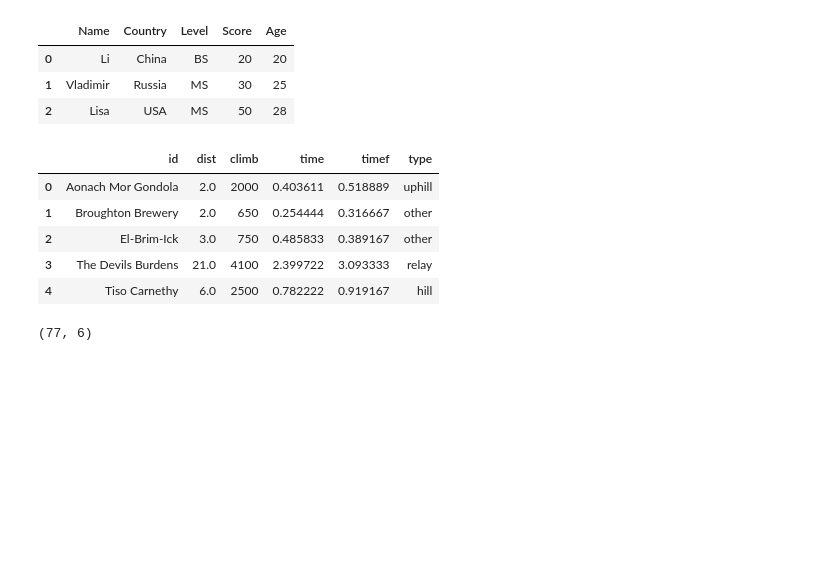
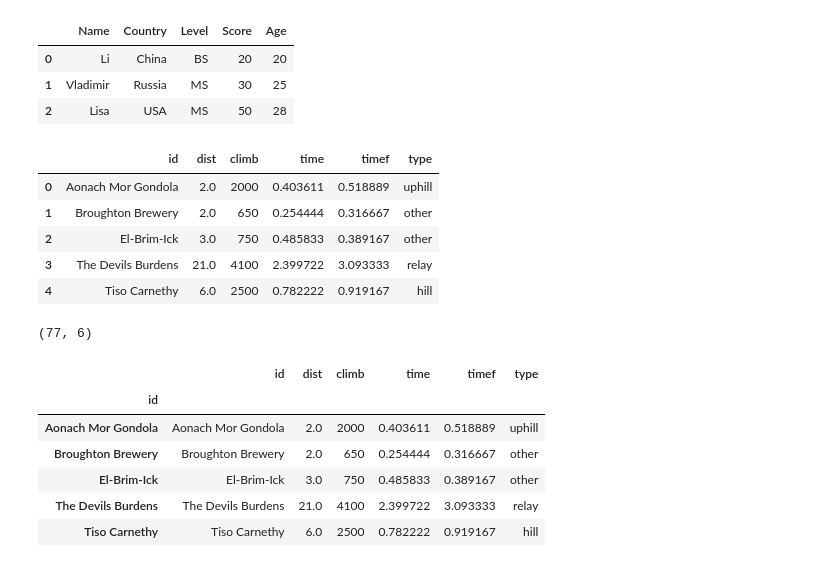
Before and after one commit to ArmanVasilovich/python_spbu, a Jupyter notebook: October-28/October-28-Pandas.ipynb, the cells around one changed output. Drawn from its saved outputs; the diff is of its cells as text; code cells hidden in the pictures; blank space fills up the shorter version.

Commit message:
Replece id to index

```diff
--- a/October-28/October-28-Pandas.ipynb
+++ b/October-28/October-28-Pandas.ipynb
@@ -889,3 +889,14 @@ df.head()
 df.shape
 # %% [output]
 (77, 6)
+# %%
+df.index = df.id
+df.head()
+# %% [output]
+|  | id | dist | climb | time | timef | type |
+| id |  |  |  |  |  |  |
+| Aonach Mor Gondola | Aonach Mor Gondola | 2.0 | 2000 | 0.403611 | 0.518889 | uphill |
+| Broughton Brewery | Broughton Brewery | 2.0 | 650 | 0.254444 | 0.316667 | other |
+| El-Brim-Ick | El-Brim-Ick | 3.0 | 750 | 0.485833 | 0.389167 | other |
+| The Devils Burdens | The Devils Burdens | 21.0 | 4100 | 2.399722 | 3.093333 | relay |
+| Tiso Carnethy | Tiso Carnethy | 6.0 | 2500 | 0.782222 | 0.919167 | hill |
```
